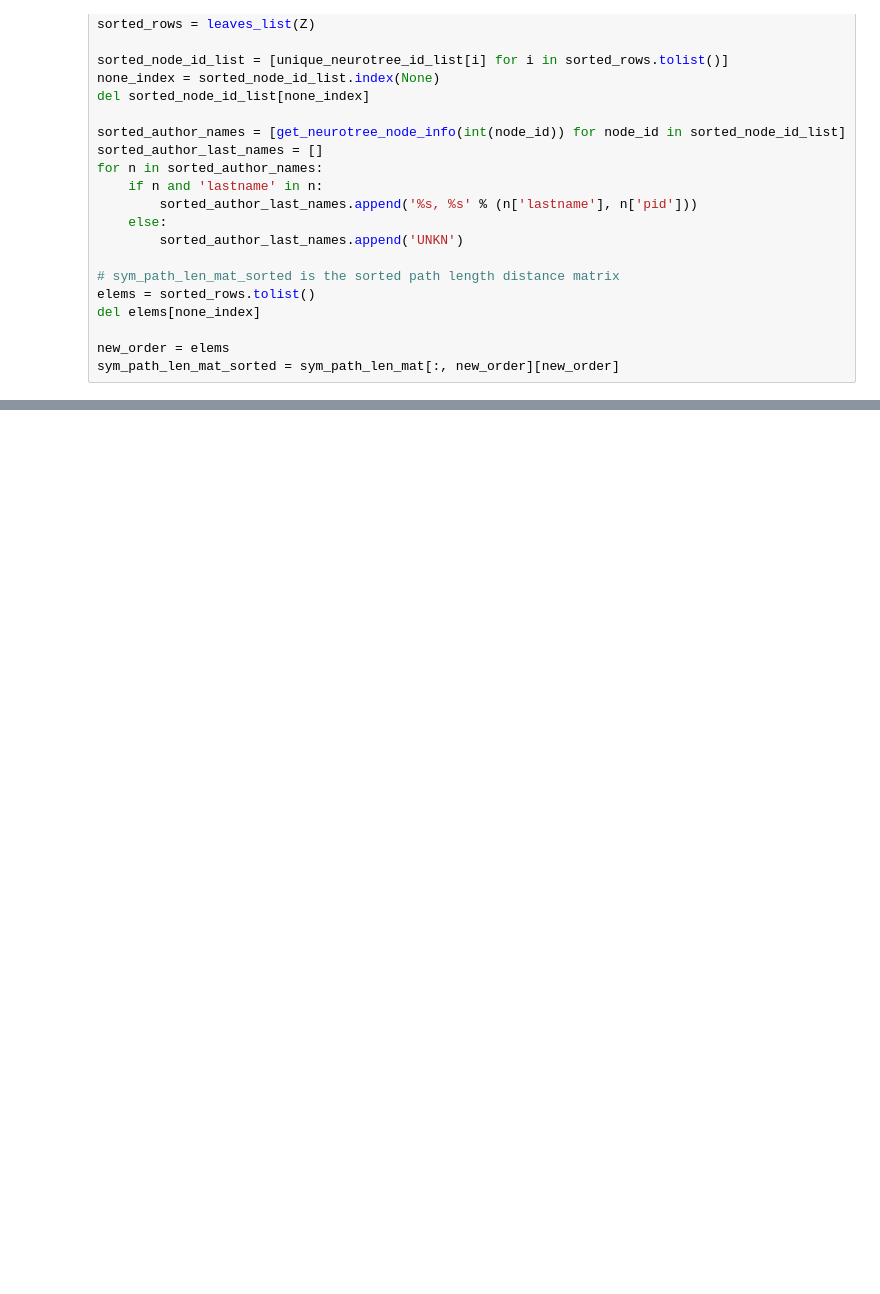
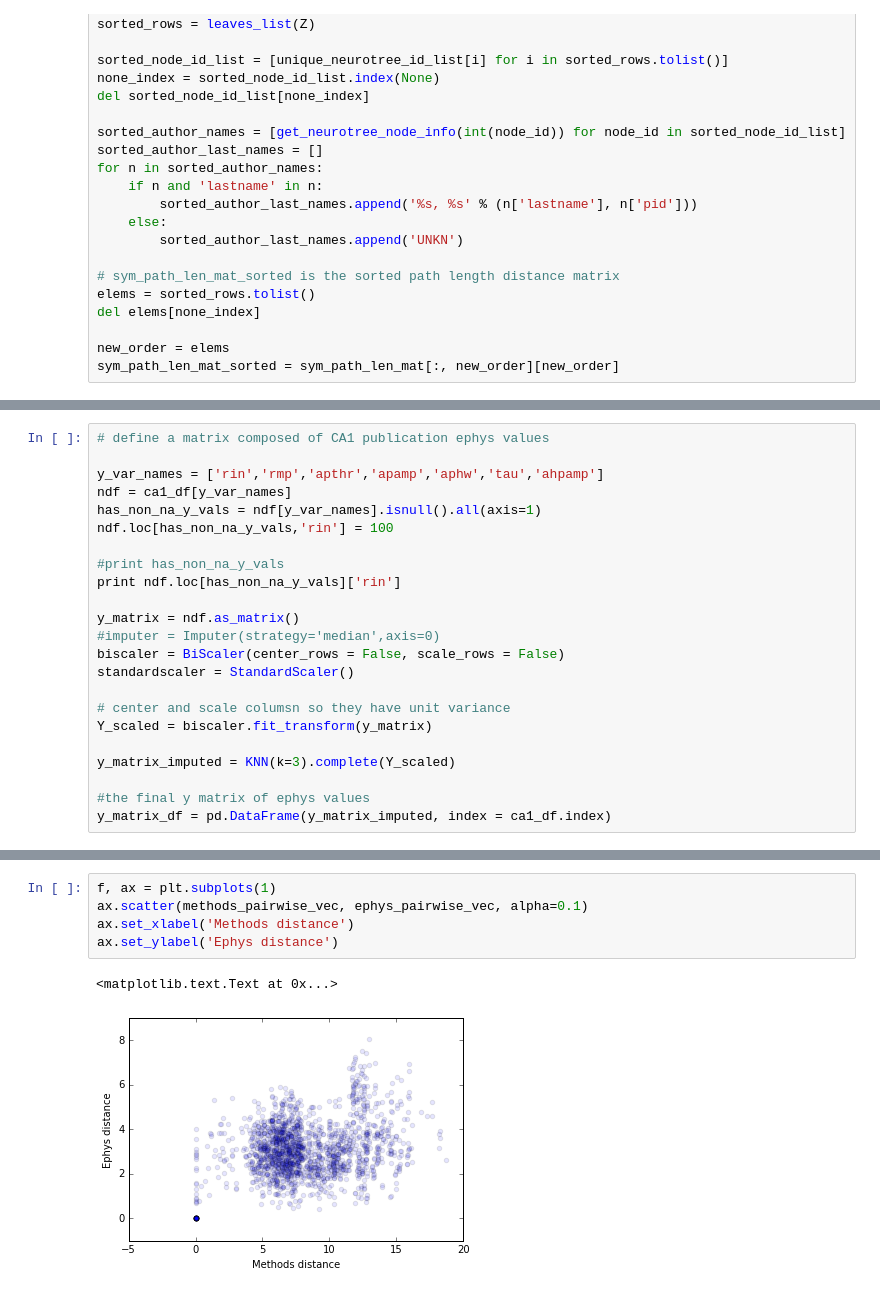
Before and after one commit to neuroelectro/neuroelectro_neurotree, a Jupyter notebook: ca1_analysis.ipynb, the cells around one changed output, grey strips where cells are left out. Cells and saved outputs as stored; diff of their text form; blank space fills up the shorter version.

```diff
--- a/ca1_analysis.ipynb
+++ b/ca1_analysis.ipynb
@@ -284,0 +262,23 @@ Name: Pmid, dtype: int64
+# %%
+# define a matrix composed of CA1 publication ephys values
+
+y_var_names = ['rin','rmp','apthr','apamp','aphw','tau','ahpamp']
+ndf = ca1_df[y_var_names]
+has_non_na_y_vals = ndf[y_var_names].isnull().all(axis=1)
+ndf.loc[has_non_na_y_vals,'rin'] = 100
+
+#print has_non_na_y_vals
+print ndf.loc[has_non_na_y_vals]['rin']
+
+y_matrix = ndf.as_matrix()
+#imputer = Imputer(strategy='median',axis=0)
+biscaler = BiScaler(center_rows = False, scale_rows = False)
+standardscaler = StandardScaler()
+
+# center and scale columsn so they have unit variance
+Y_scaled = biscaler.fit_transform(y_matrix)
+
+y_matrix_imputed = KNN(k=3).complete(Y_scaled)
+
+#the final y matrix of ephys values
+y_matrix_df = pd.DataFrame(y_matrix_imputed, index = ca1_df.index)
@@ -284,0 +372,8 @@ Name: Pmid, dtype: int64
+# %%
+f, ax = plt.subplots(1)
+ax.scatter(methods_pairwise_vec, ephys_pairwise_vec, alpha=0.1)
+ax.set_xlabel('Methods distance')
+ax.set_ylabel('Ephys distance')
+# %% [output]
+<matplotlib.text.Text at 0x...>
+[figure, added]
```
Also changed, not shown: parts of 20 cells of this notebook, 2 other files.
